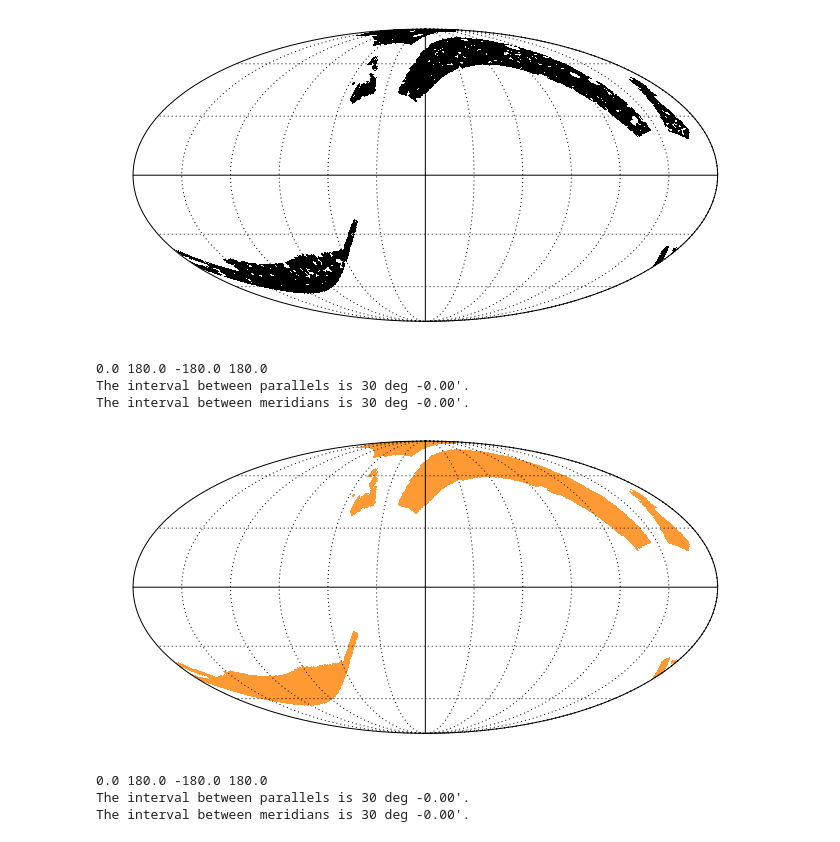
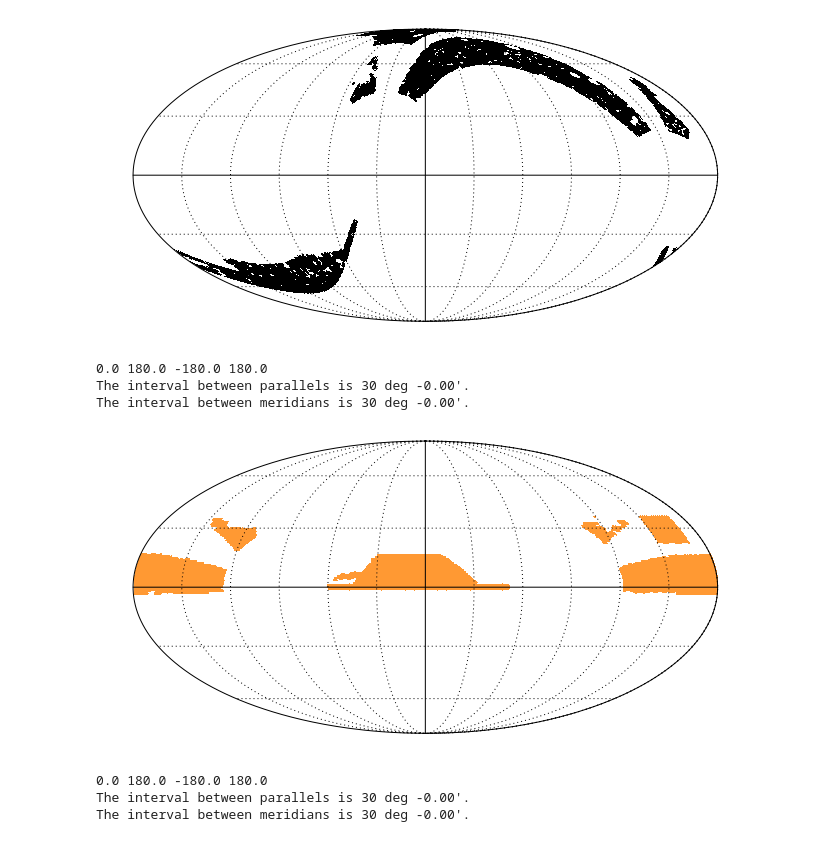
Before and after one commit to calumhrmurray/MPhysProject, a Jupyter notebook: analysis/match_catalogs/aitoff_projection.ipynb, the cells around one changed output. Saved outputs shown, nothing was run; the diff lists cells and outputs as text; code cells hidden in the pictures.

```diff
--- a/analysis/match_catalogs/aitoff_projection.ipynb
+++ b/analysis/match_catalogs/aitoff_projection.ipynb
@@ -56,12 +56,12 @@ The interval between parallels is 30 deg -0.00'.
 The interval between meridians is 30 deg -0.00'.
 [figure]
 # %%
-plot_moc(ukidds, projection='moll',color='yellow')
+plot_moc(ukidds, projection='moll',color='yellow',coord_sys='C')
 # %% [output]
 0.0 180.0 -180.0 180.0
 The interval between parallels is 30 deg -0.00'.
 The interval between meridians is 30 deg -0.00'.
-[figure, old version]
+[figure, new version]
 # %%
 plot_moc(ukidss_calum, projection='moll',color='yellow')
 # %% [output]
```
Also changed, not shown: parts of 6 cells of this notebook, 19 other files.
